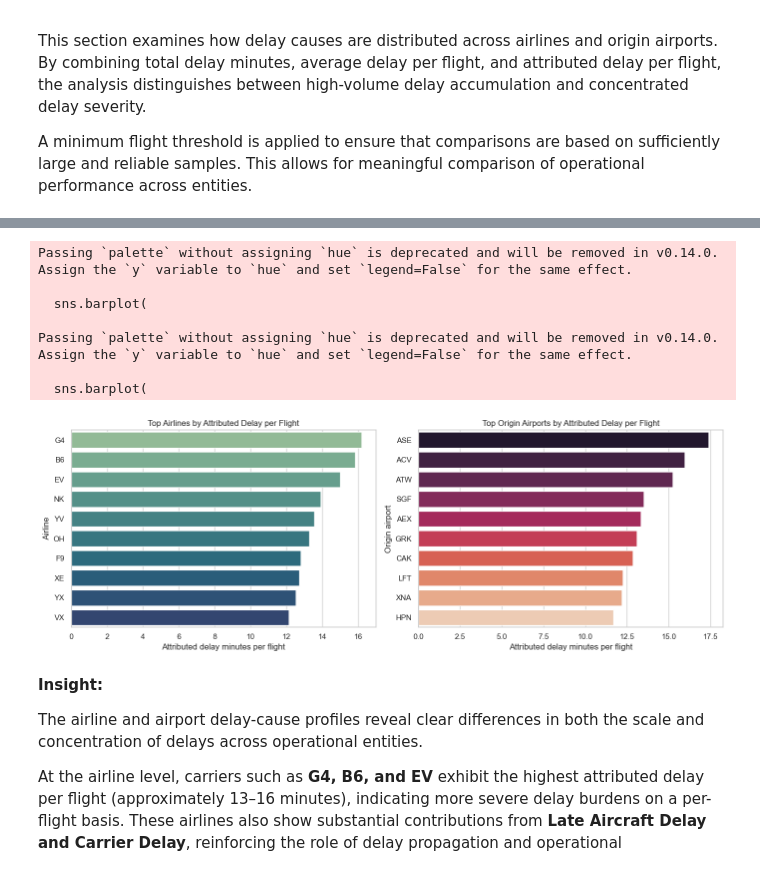
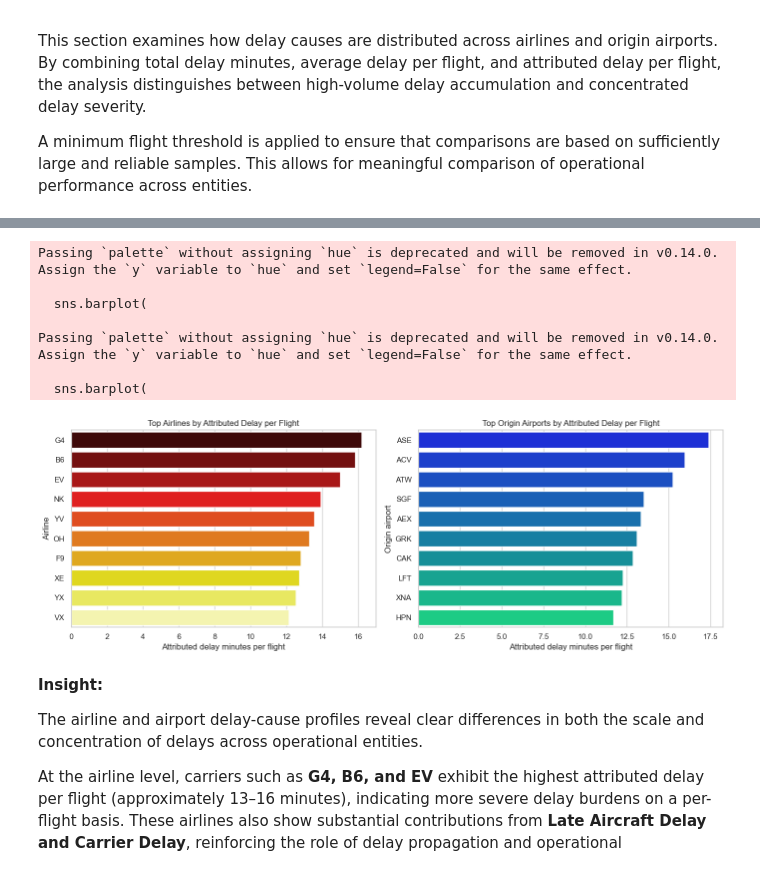
Before and after one commit to zuhrahmoh/Big-Data-Project, a Jupyter notebook: 03_delay_cause_attribution.ipynb, the cells around one changed output, grey strips where cells are left out. Saved outputs shown, nothing was run; the diff lists cells and outputs as text; code cells hidden in the pictures.

```diff
--- a/03_delay_cause_attribution.ipynb
+++ b/03_delay_cause_attribution.ipynb
@@ -283,37 +283,37 @@ sns.barplot(
     data=airline_delay_summary,
     x="cause_delay_per_flight",
     y="Reporting_Airline",
-    palette="crest",
+    palette="hot",
     ax=axes[0],
 )
 
 axes[0].set_title("Top Airlines by Attributed Delay per Flight")
 axes[0].set_xlabel("Attributed delay minutes per flight")
 axes[0].set_ylabel("Airline")
 
 sns.barplot(
     data=airport_delay_summary,
     x="cause_delay_per_flight",
     y="Origin",
-    palette="rocket",
+    palette="winter",
     ax=axes[1],
 )
 
 axes[1].set_title("Top Origin Airports by Attributed Delay per Flight")
 axes[1].set_xlabel("Attributed delay minutes per flight")
 axes[1].set_ylabel("Origin airport")
 
 plt.tight_layout()
 plt.show()
 # %% [output]
 Passing `palette` without assigning `hue` is deprecated and will be removed in v0.14.0. Assign the `y` variable to `hue` and set `legend=False` for the same effect.
 
   sns.barplot(
 
 Passing `palette` without assigning `hue` is deprecated and will be removed in v0.14.0. Assign the `y` variable to `hue` and set `legend=False` for the same effect.
 
   sns.barplot(
-[figure, old version]
+[figure, new version]
 # %% [markdown]
 **Insight:**
 
```
